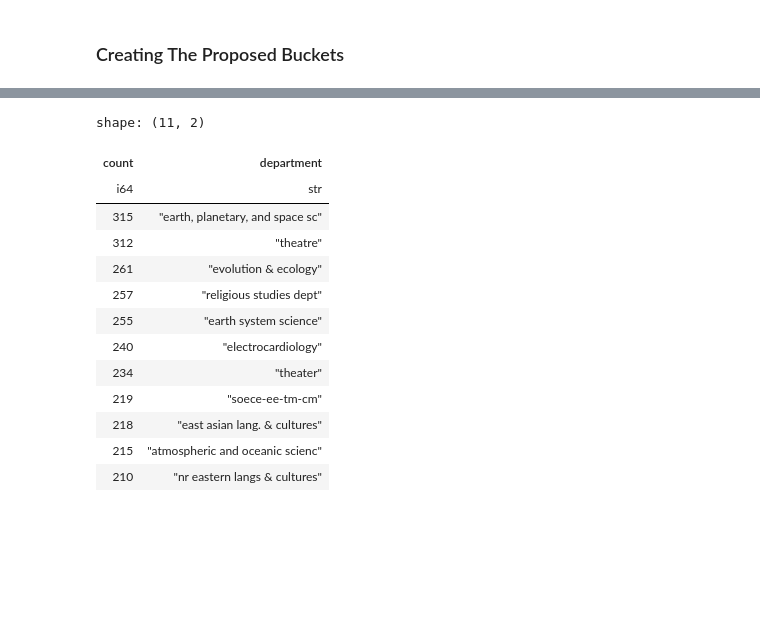
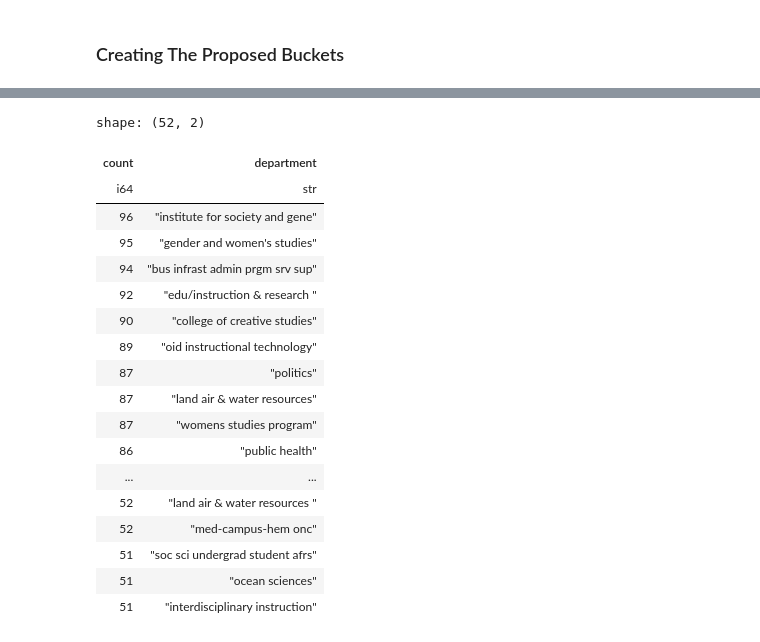
Before and after one commit to CSC4693-Fall-2026/CSC4693, a Jupyter notebook: Faculty/week4_eda.ipynb, the cells around one changed output, grey strips where cells are left out. Saved outputs shown, nothing was run; the diff lists cells and outputs as text; code cells hidden in the pictures; blank space fills up the shorter version.

```diff
--- a/Faculty/week4_eda.ipynb
+++ b/Faculty/week4_eda.ipynb
@@ -471,25 +527,31 @@ shape: (11, 2)
 # %%
+pl.Config.set_tbl_rows(71)
 duckdb.sql("""
 SELECT COUNT(*) as count, department
 FROM faculty_salaries
 WHERE dep_bucket = 'Other'
 GROUP BY department
-HAVING count > 100
+HAVING count > 50
 ORDER BY count DESC
-LIMIT 11
+-- LIMIT 11
            """).pl()
 # %% [output]
-shape: (11, 2)
+shape: (52, 2)
 | count | department |
 | i64 | str |
-| 315 | "earth, planetary, and space sc" |
-| 312 | "theatre" |
-| 261 | "evolution & ecology" |
-| 257 | "religious studies dept" |
-| 255 | "earth system science" |
-| 240 | "electrocardiology" |
-| 234 | "theater" |
-| 219 | "soece-ee-tm-cm" |
-| 218 | "east asian lang. & cultures" |
-| 215 | "atmospheric and oceanic scienc" |
-| 210 | "nr eastern langs & cultures" |
+| 96 | "institute for society and gene" |
+| 95 | "gender and women's studies" |
+| 94 | "bus infrast admin prgm srv sup" |
+| 92 | "edu/instruction & research " |
+| 90 | "college of creative studies" |
+| 89 | "oid instructional technology" |
+| 87 | "politics" |
+| 87 | "land air & water resources" |
+| 87 | "womens studies program" |
+| 86 | "public health" |
+| ... | ... |
+| 52 | "land air & water resources " |
+| 52 | "med-campus-hem onc" |
+| 51 | "soc sci undergrad student afrs" |
+| 51 | "ocean sciences" |
+| 51 | "interdisciplinary instruction" |
```
Also changed, not shown: parts of 3 cells of this notebook.
